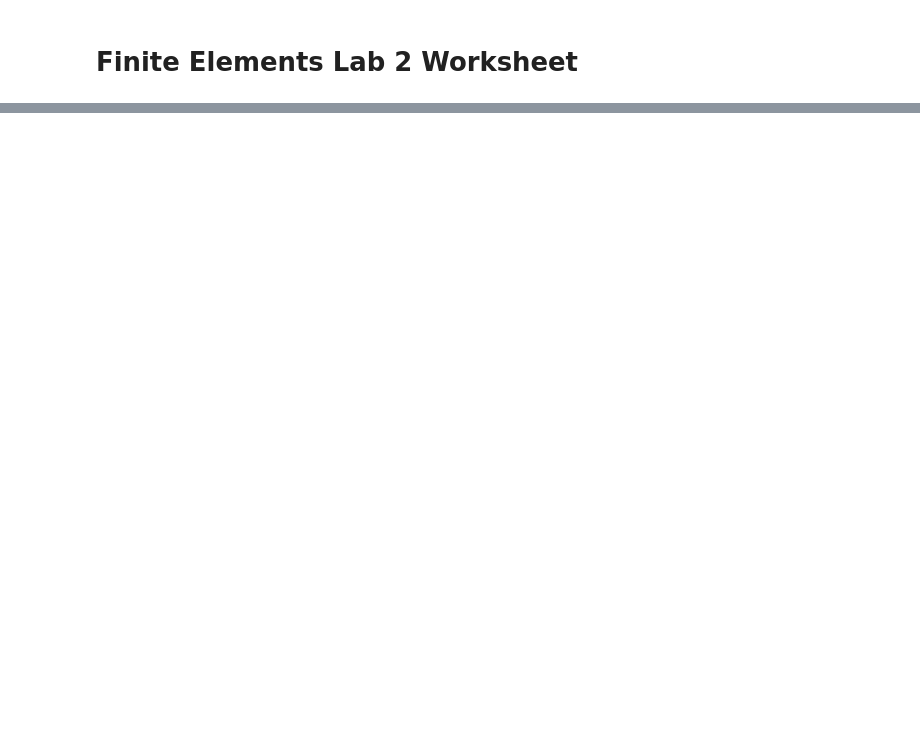
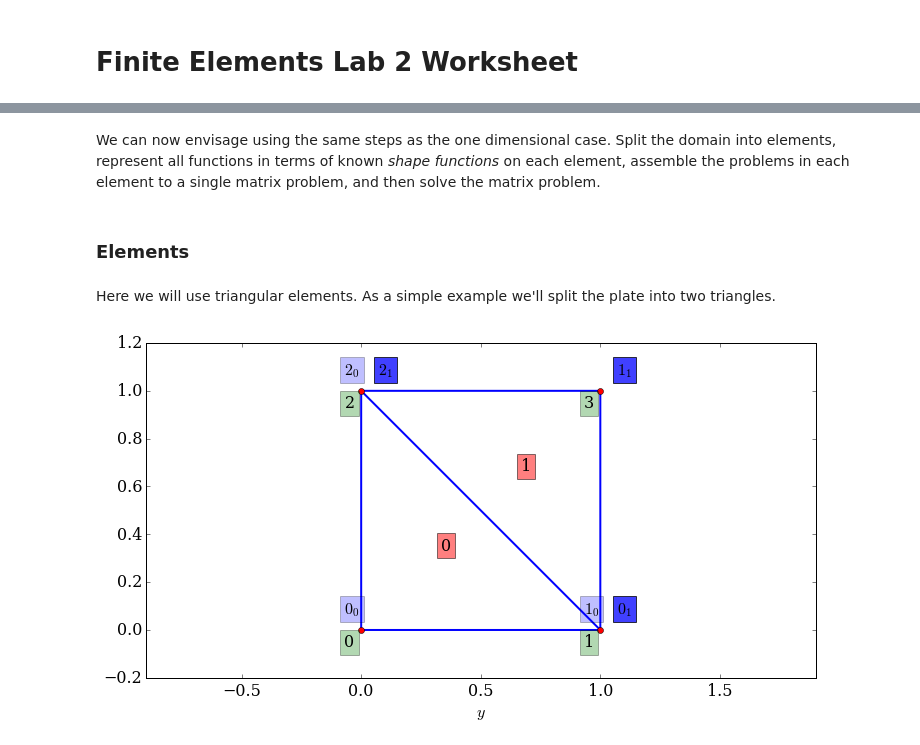
Before and after one commit to ngcm/training-public, a Jupyter notebook: FEEG6016 Simulation and Modelling/08-Finite-Elements-Lab-2.ipynb, the cells around one changed output, grey strips where cells are left out. Saved outputs shown, nothing was run; the diff lists cells and outputs as text; code cells hidden in the pictures; blank space fills up the shorter version.

```diff
--- a/FEEG6016 Simulation and Modelling/08-Finite-Elements-Lab-2.ipynb
+++ b/FEEG6016 Simulation and Modelling/08-Finite-Elements-Lab-2.ipynb
@@ -400,0 +52,6 @@ Do the results surprise you? Why?
+# %% [markdown]
+We can now envisage using the same steps as the one dimensional case. Split the domain into elements, represent all functions in terms of known *shape functions* on each element, assemble the problems in each element to a single matrix problem, and then solve the matrix problem.
+# %% [markdown]
+### Elements
+# %% [markdown]
+Here we will use triangular elements. As a simple example we'll split the plate into two triangles.
@@ -400,0 +66,25 @@ Do the results surprise you? Why?
+# %%
+nodes = numpy.array([[0.0, 0.0], [1.0, 0.0], [0.0, 1.0], [1.0, 1.0]])
+IEN = numpy.array([[0, 1, 2],
+                   [1, 3, 2]])
+# %%
+pyplot.figure()
+pyplot.axis('equal')
+pyplot.triplot(nodes[:,0], nodes[:,1], triangles=IEN, lw=2)
+pyplot.plot(nodes[:,0], nodes[:,1], 'ro')
+for e in range(nodes.shape[1]):
+    barycentre = numpy.mean(nodes[IEN[e,:],:], axis=0)
+    pyplot.text(barycentre[0], barycentre[1], "{}".format(e),
+                bbox=dict(facecolor='red', alpha=0.5))
+    for n in range(3):
+        pyplot.text(nodes[IEN[e,n],0]-0.07*(-1)**e,nodes[IEN[e,n],1]+0.07, r"${}_{{{}}}$".format(n,e),
+                    bbox=dict(facecolor='blue', alpha=0.25 + 0.5*e))
+for n in range(nodes.shape[0]):
+    pyplot.text(nodes[n,0]-0.07, nodes[n,1]-0.07, "{}".format(n),
+                bbox=dict(facecolor='green', alpha=0.3))
+pyplot.xlim(-0.2, 1.2)
+pyplot.ylim(-0.2, 1.2)
+pyplot.xlabel(r"$x$")
+pyplot.xlabel(r"$y$");
+# %% [output]
+[figure, added]
```
Also changed, not shown: parts of 57 cells of this notebook, 1 other file.
